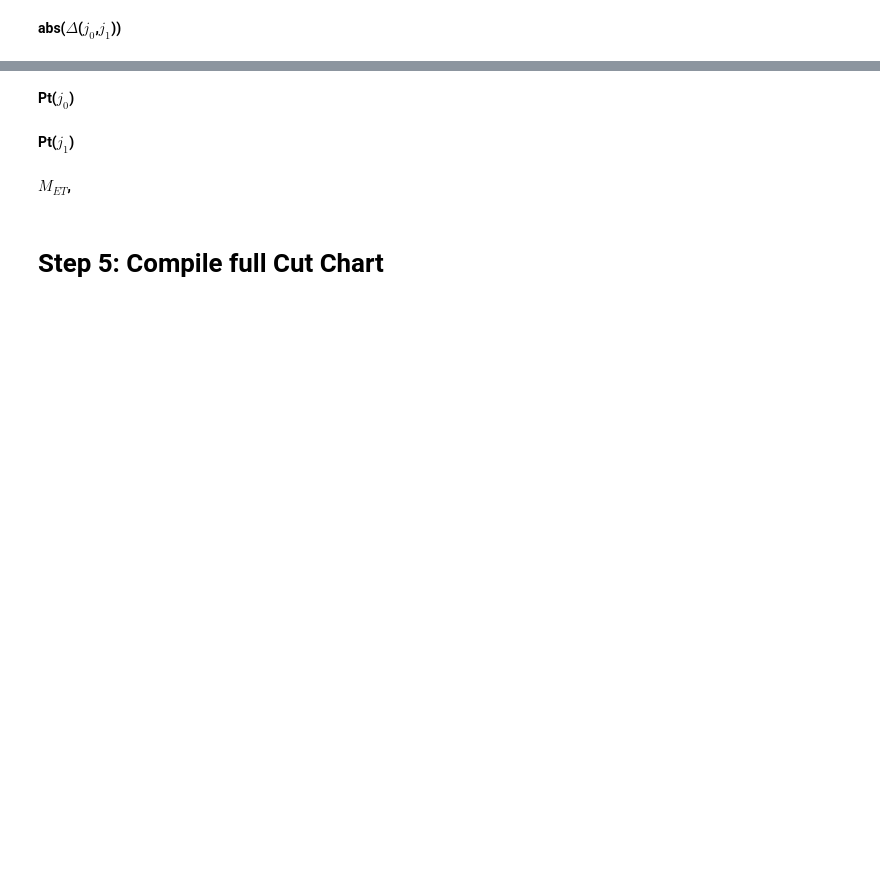
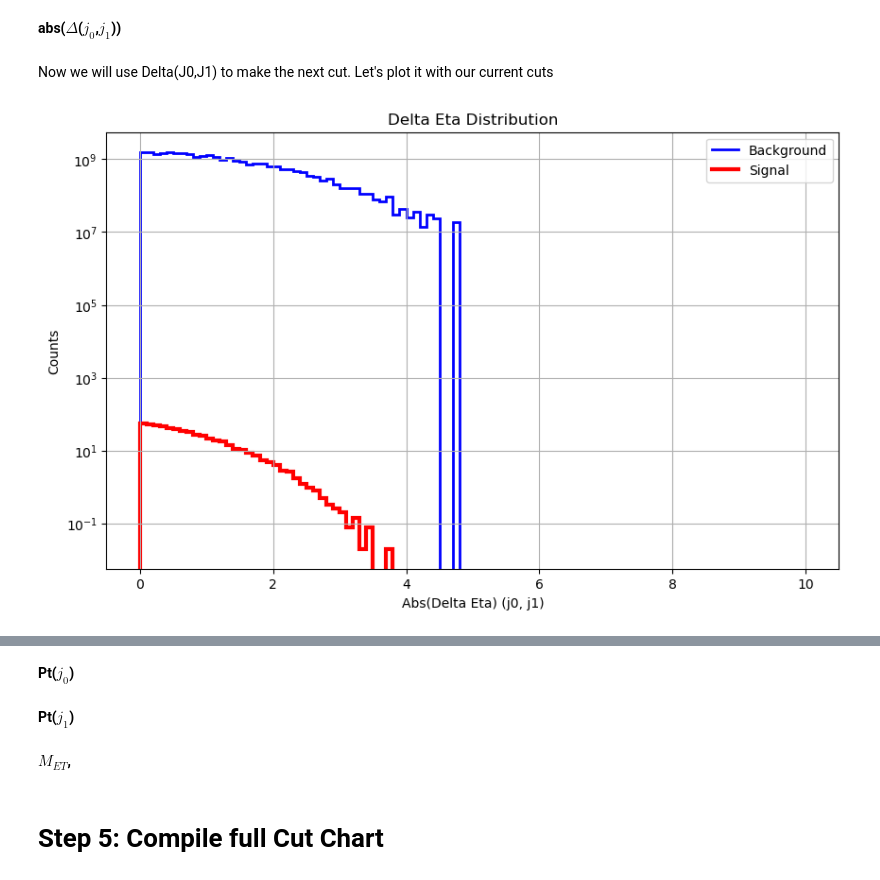
Before and after one commit to MarioPardo/UDEA_HEP_Analysis, a Jupyter notebook: data/AnalysisTemplate.ipynb, the cells around one changed output, grey strips where cells are left out. Drawn from its saved outputs; the diff is of its cells as text; code cells hidden in the pictures; blank space fills up the shorter version.

```diff
--- a/data/AnalysisTemplate.ipynb
+++ b/data/AnalysisTemplate.ipynb
@@ -73,7 +73,8 @@ def openTree(tree_filepath):
         "MissingET.Phi",
         "Jet.PT",
         "Jet.Phi",
-        "Jet.Eta"
+        "Jet.Eta",
+        "Jet.Mass"
     ]
     df = tree.arrays(branches_wanted,library="pd")
 
@@ -1002,2 +729,8 @@ We will now plot invariant mass, with said cut applied
 # %% [markdown]
 <b> abs($\Delta$($j_0$,$j_1$)) </b>
+# %% [markdown]
+Now we will use Delta(J0,J1) to make the next cut. Let's plot it with our current cuts
+# %%
+deltaeta_sig_hist , deltaeta_bkg_hist = PlotDeltaJets(maskList)
+# %% [output]
+[figure, added]
```
Also changed, not shown: parts of 42 cells of this notebook.
